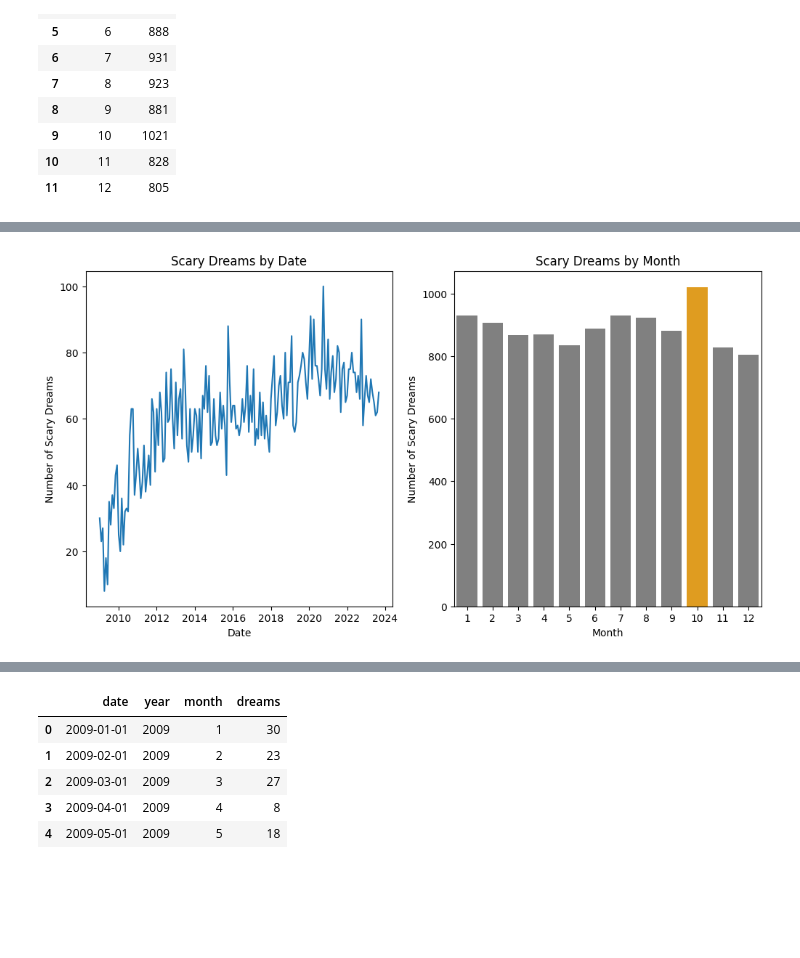
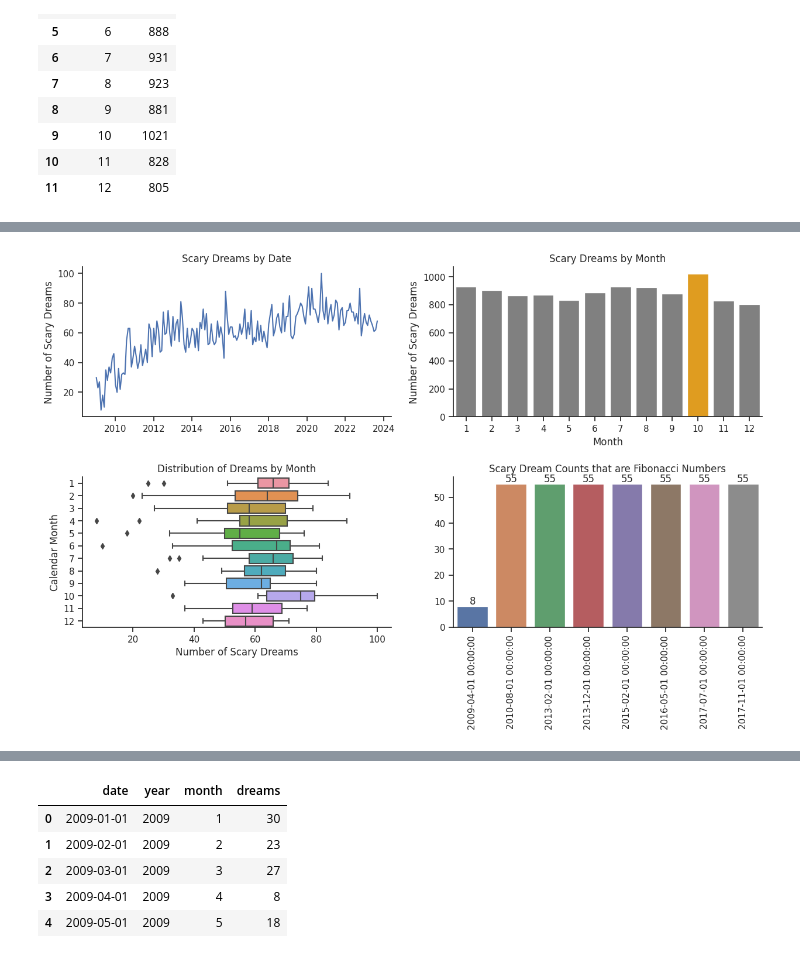
Before and after one commit to supercarp/makeovermonday, a Jupyter notebook: makeover_monday_week_40.ipynb, the cells around one changed output, grey strips where cells are left out. Saved outputs shown, nothing was run; the diff lists cells and outputs as text; code cells hidden in the pictures; blank space fills up the shorter version.

```diff
--- a/makeover_monday_week_40.ipynb
+++ b/makeover_monday_week_40.ipynb
@@ -62,9 +61,9 @@ dreams_df.head()
 | 3 | 2009-04-01 | 8 |
 | 4 | 2009-05-01 | 18 |
 # %%
-dreams_df['year'] = dreams_df['date'].dt.year
-dreams_df['month'] = dreams_df['date'].dt.month
-dreams_df.head()
+df_dreams['year'] = df_dreams['date'].dt.year
+df_dreams['month'] = df_dreams['date'].dt.month
+df_dreams.head()
 # %% [output]
 |  | date | dreams | year | month |
 | 0 | 2009-01-01 | 30 | 2009 | 1 |
@@ -73,8 +72,8 @@ dreams_df.head()
 | 3 | 2009-04-01 | 8 | 2009 | 4 |
 | 4 | 2009-05-01 | 18 | 2009 | 5 |
 # %%
-dreams_df = dreams_df[['date', 'year', 'month', 'dreams']]
-dreams_df.dtypes
+df_dreams = df_dreams[['date', 'year', 'month', 'dreams']]
+df_dreams.dtypes
 # %% [output]
 date      datetime64[ns]
 year               int64
@@ -98,7 +97,7 @@ Year and month with the least dreams:
     year  month  dreams
 3  2009      4       8
 # %%
-dreams_monthly = dreams_df[['month', 'dreams']].groupby('month')['dreams'].sum().reset_index()
+dreams_monthly = df_dreams[['month', 'dreams']].groupby('month')['dreams'].sum().reset_index()
 dreams_monthly
 # %% [output]
 |  | month | dreams |
@@ -116,0 +149,7 @@ dreams_monthly
+# %%
+plt_fib = sns.barplot(data=df_dreams_fib, x='date', y='dreams')
+plt_fib.set_xticklabels(df_dreams_fib.date, rotation=90)
+plt_fib.set(title='Scary Dream Counts that are Fibonacci Numbers')
+for label in plt_fib.containers:
+  plt_fib.bar_label(label,)
+sns.despine()
@@ -117,11 +159,15 @@ dreams_monthly
 # %%
-fig, axes = plt.subplots(1, 2, figsize=(12,6))
+fig, axes = plt.subplots(2, 2, figsize=(15,8))
+plt.subplots_adjust(hspace = 0.4)
 
-sns.lineplot(data=dreams_df, x='date', y='dreams', ax=axes[0]).set(title='Scary Dreams by Date', xlabel='Date', ylabel ='Number of Scary Dreams')
-sns.barplot(data=dreams_monthly, x='month', y='dreams', ax=axes[1], palette=['grey' if (x < max(dreams_monthly['dreams'])) else 'orange' for x in dreams_monthly['dreams']]).set(title='Scary Dreams by Month', xlabel='Month', ylabel='Number of Scary Dreams');
-# show highest total per month ever, lowest total month ever
-# show prime numbers
-# show fibonacci numbers
-
+sns.lineplot(data=df_dreams, x='date', y='dreams', ax=axes[0,0]).set(title='Scary Dreams by Date', xlabel=None, ylabel ='Number of Scary Dreams')
+sns.barplot(data=dreams_monthly, x='month', y='dreams', ax=axes[0,1], palette=['grey' if (x < max(dreams_monthly['dreams'])) else 'orange' for x in dreams_monthly['dreams']]).set(title='Scary Dreams by Month', xlabel='Month', ylabel='Number of Scary Dreams');
+sns.boxplot(data=df_dreams, x='dreams', y='month', orient='h', ax=axes[1,0]).set(title='Distribution of Dreams by Month', xlabel='Number of Scary Dreams', ylabel='Calendar Month')
+plt_fib = sns.barplot(data=df_dreams_fib, x='date', y='dreams', ax=axes[1,1])
+plt_fib.set_xticklabels(df_dreams_fib.date, rotation=90)
+plt_fib.set(title='Scary Dream Counts that are Fibonacci Numbers', xlabel=None, ylabel=None)
+for label in plt_fib.containers:
+  plt_fib.bar_label(label,)
+sns.despine()
 fig.show()
 # %% [output]
@@ -128 +175 @@ fig.show()
-[figure, old version]
+[figure, new version]
```
Also changed, not shown: parts of 19 cells of this notebook.
